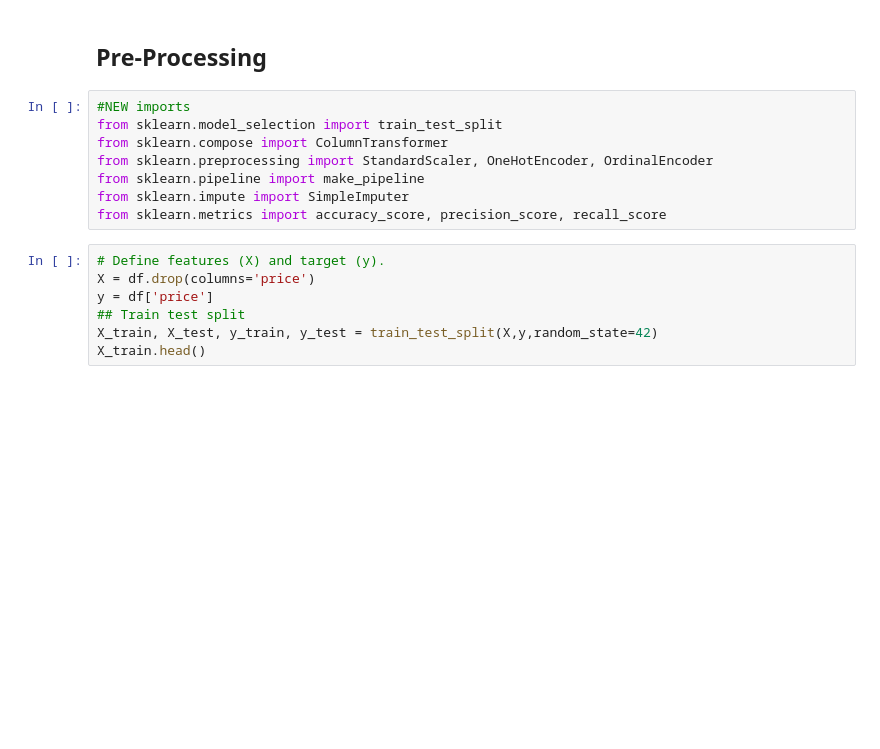
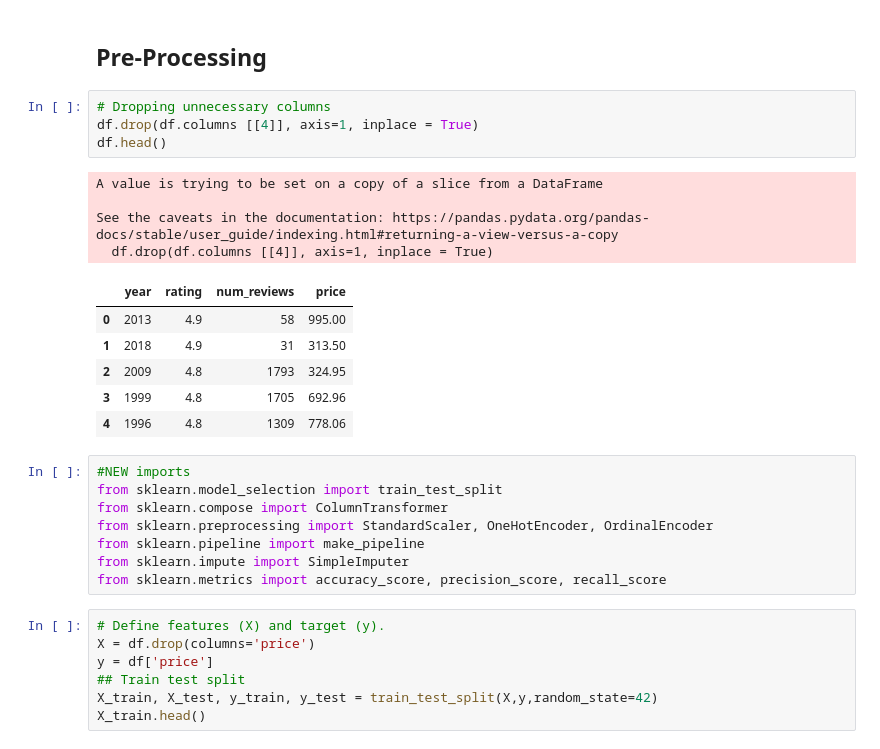
Before and after one commit to Jeze2/Machine_learning_price_and_income, a Jupyter notebook: Prediction_of_wine_price.ipynb, the cells around one changed output. Cells and saved outputs as stored; diff of their text form; blank space fills up the shorter version.

```diff
--- a/Prediction_of_wine_price.ipynb
+++ b/Prediction_of_wine_price.ipynb
@@ -321,5 +453,20 @@ plot_categorical_vs_target(df, 'type','price')
 # %% [markdown]
 ## Pre-Processing
+# %%
+# Dropping unnecessary columns
+df.drop(df.columns [[4]], axis=1, inplace = True)
+df.head()
+# %% [output]
+A value is trying to be set on a copy of a slice from a DataFrame
+
+See the caveats in the documentation: https://pandas.pydata.org/pandas-docs/stable/user_guide/indexing.html#returning-a-view-versus-a-copy
+  df.drop(df.columns [[4]], axis=1, inplace = True)
+|  | year | rating | num_reviews | price |
+| 0 | 2013 | 4.9 | 58 | 995.00 |
+| 1 | 2018 | 4.9 | 31 | 313.50 |
+| 2 | 2009 | 4.8 | 1793 | 324.95 |
+| 3 | 1999 | 4.8 | 1705 | 692.96 |
+| 4 | 1996 | 4.8 | 1309 | 778.06 |
 # %%
 #NEW imports
 from sklearn.model_selection import train_test_split
```
Also changed, not shown: parts of 44 cells of this notebook.
